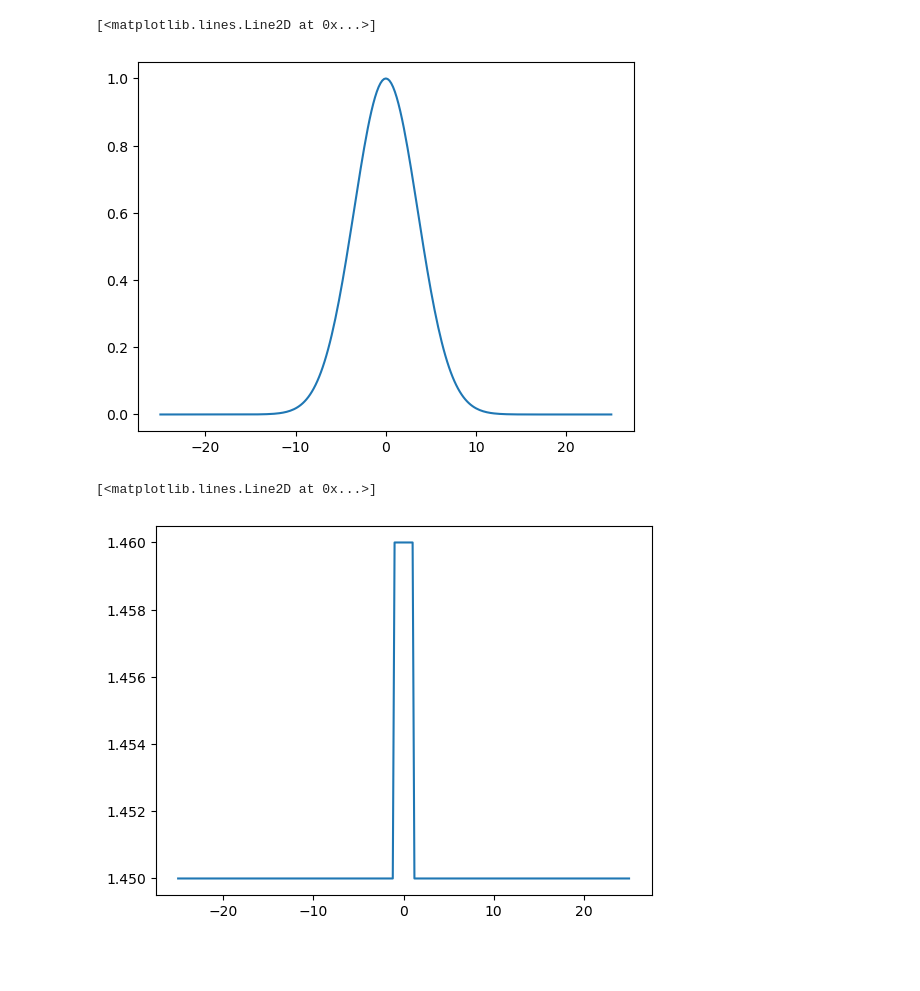
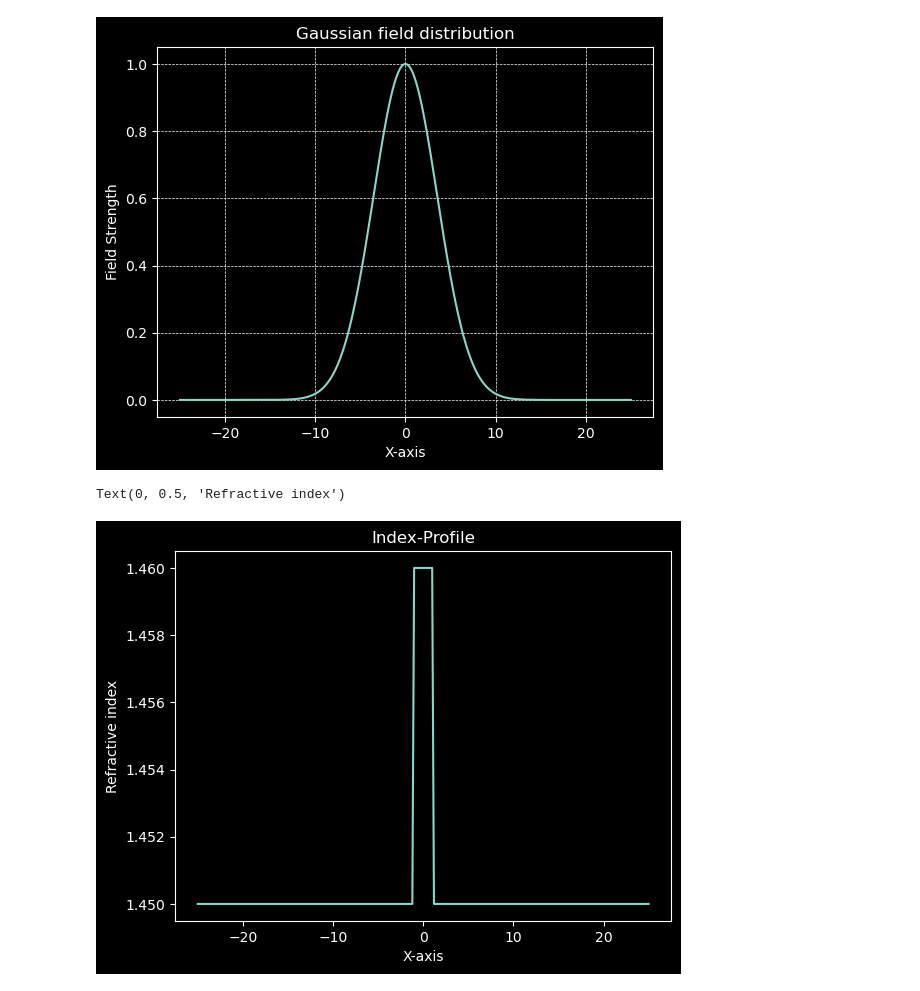
Before and after one commit to jianyangwu1996/CPho, a Jupyter notebook: homework2/Homework_2_report_group6.ipynb, the cells around one changed output. Cells and saved outputs as stored; diff of their text form; code cells hidden in the pictures; blank space fills up the shorter version.

```diff
--- a/homework2/Homework_2_report_group6.ipynb
+++ b/homework2/Homework_2_report_group6.ipynb
@@ -7,10 +9,14 @@ from Homework_2_function_headers_group6 import beamprop_CN
+# %%
+background_dark = True
+if background_dark:
+    plt.style.use('dark_background')
 # %%
 xa = 50
 xb = 2
 Nx = 251
 n_cladding = 1.45
 n_core = 1.46
-w = 5.
+w = 5
 z_end = 100
 dz = 0.5
 nd = 1.455
@@ -18,14 +24,20 @@ wl = 1
 dx = xa / (Nx-1)
 # %%
 v_in, x = gauss(xa, Nx, w)
-plt.plot(x, v_in)
+plt.plot(x, v_in,)
+plt.title('Gaussian field distribution')
+plt.xlabel('X-axis')
+plt.ylabel('Field Strength')
+plt.grid(lw=0.5, linestyle='--')
 # %% [output]
-[<matplotlib.lines.Line2D at 0x...>]
-[figure, old version]
+[figure, new version]
 # %%
 n, x = waveguide(xa, xb, Nx, n_cladding, n_core)
 plt.plot(x, n)
+plt.title('Index-Profile')
+plt.xlabel('X-axis')
+plt.ylabel('Refractive index')
 # %% [output]
-[<matplotlib.lines.Line2D at 0x...>]
+Text(0, 0.5, 'Refractive index')
-[figure, old version]
+[figure, new version]
 # %%
```
Also changed, not shown: parts of 9 cells of this notebook, 1 other file.
